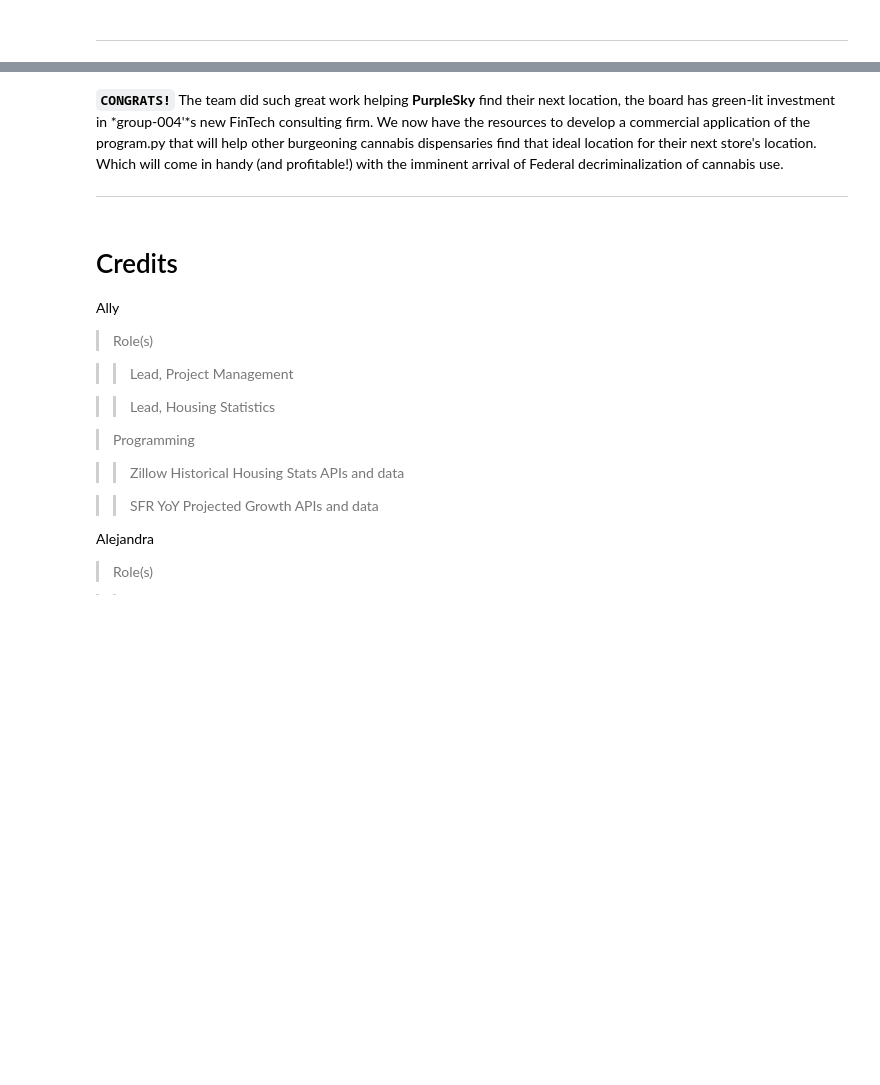
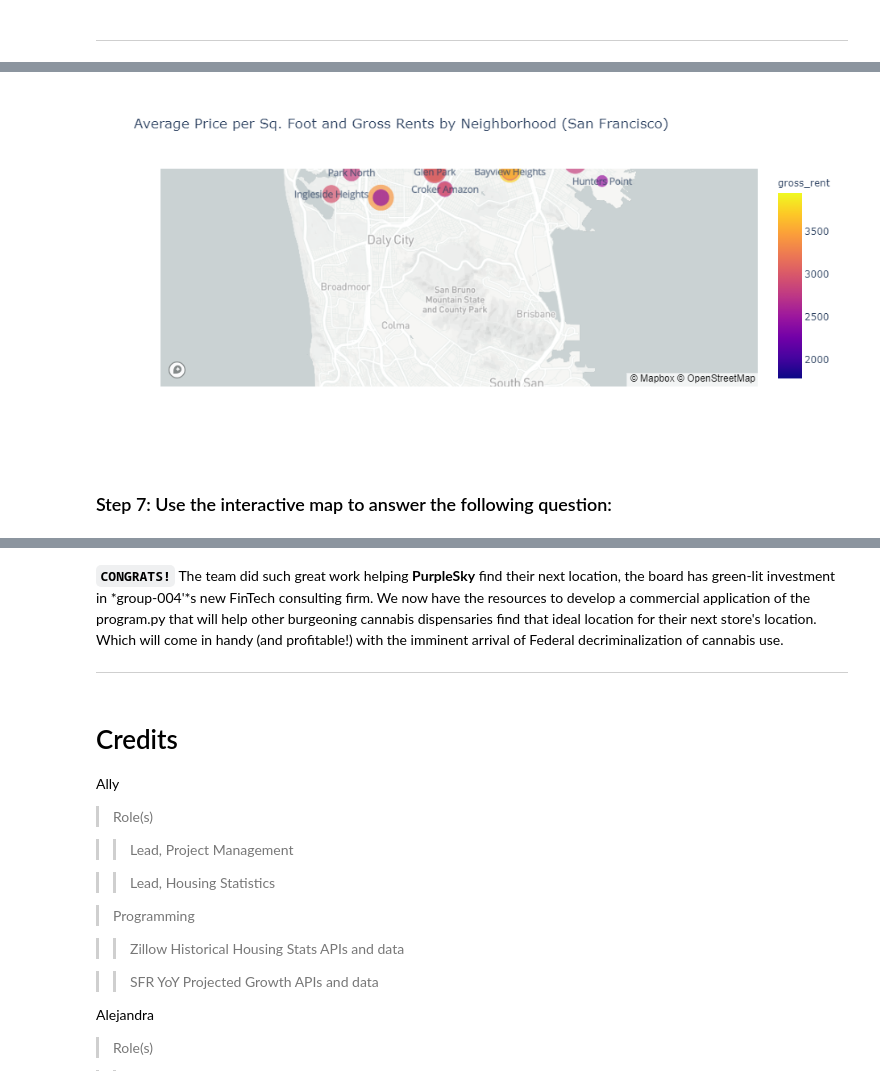
Before and after one commit to sfkonrad/004.01-proj-group4, a Jupyter notebook: M8_Challenge_Submission/MAIN-CODE_group4.ipynb, the cells around one changed output, grey strips where cells are left out. Cells and saved outputs as stored; diff of their text form; code cells hidden in the pictures; blank space fills up the shorter version.

```diff
--- a/M8_Challenge_Submission/MAIN-CODE_group4.ipynb
+++ b/M8_Challenge_Submission/MAIN-CODE_group4.ipynb
@@ -75,0 +602,15 @@ Plots(maps)
+# %%
+# Using the Pandas `concat` function, join the
+# neighborhood_locations_df and the all_neighborhood_info_df DataFrame
+# The axis of the concatenation is "columns".
+# The concat function will automatially combine columns with
+# identical information, while keeping the additional columns.
+all_neighborhoods_df = pd.concat(
+    [neighborhood_locations_df, all_neighborhood_info_df],
+    axis="columns",
+    sort=False
+)
+
+# Review the resulting DataFrame
+display(all_neighborhoods_df.head())
+display(all_neighborhoods_df.tail())
@@ -75,0 +630,10 @@ Plots(maps)
+# %%
+# Call the dropna function to remove any neighborhoods that do not have data
+all_neighborhoods_df = all_neighborhoods_df.reset_index().dropna()
+
+# Rename the "index" column as "Neighborhood" for use in the Visualization
+all_neighborhoods_df = all_neighborhoods_df.rename(columns={"index": "Neighborhood"})
+
+# Review the resulting DataFrame
+display(all_neighborhoods_df.head())
+display(all_neighborhoods_df.tail())
@@ -75,0 +662,18 @@ Plots(maps)
+# %%
+# Create a scatter mapbox to analyze neighborhood info
+# YOUR CODE HERE
+px.scatter_mapbox(
+    all_neighborhoods_df,
+    text='Neighborhood',
+    lat='Lat',
+    lon='Lon',
+    size='sale_price_sqr_foot',
+    color='gross_rent',
+    size_max=25,
+    zoom=11,
+    title='Average Price per Sq. Foot and Gross Rents by Neighborhood (San Francisco)'
+)
+# %% [output]
+[figure, added]
+# %% [markdown]
+### Step 7: Use the interactive map to answer the following question:
```
Also changed, not shown: parts of 67 cells of this notebook.
